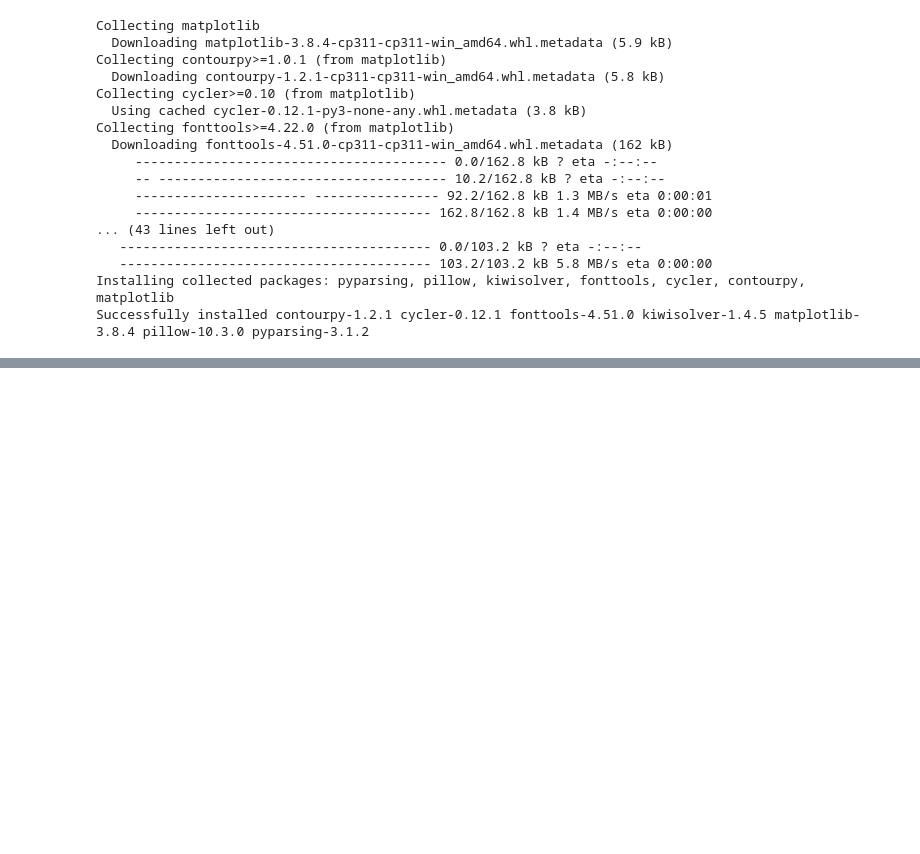
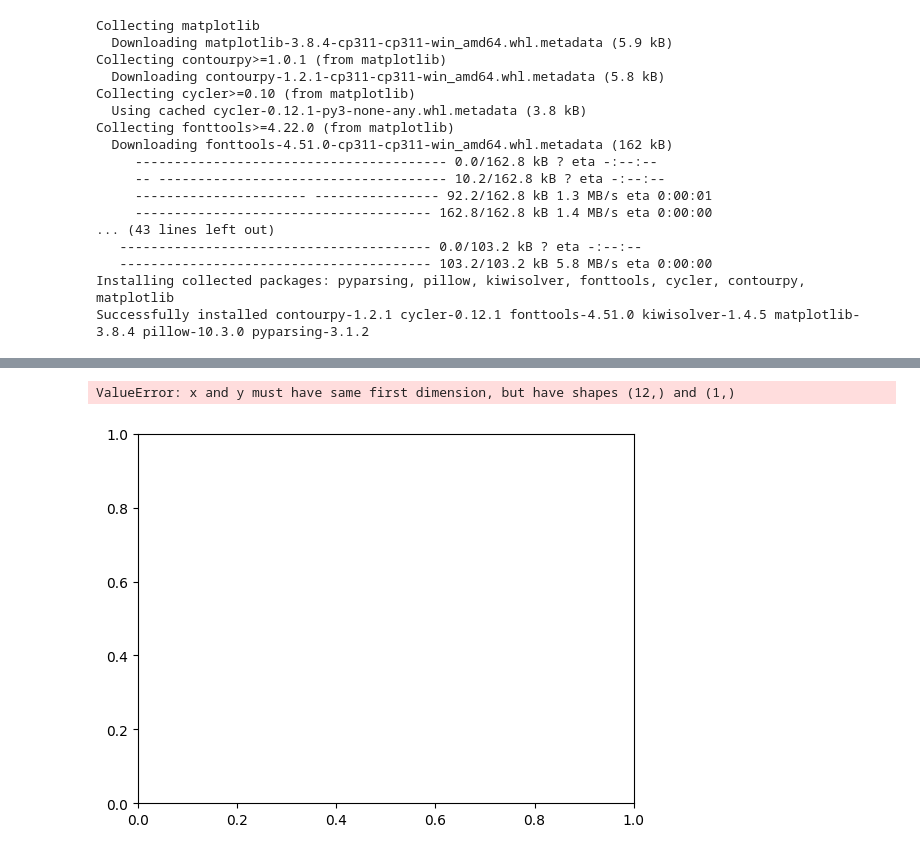
Before and after one commit to caiselvas/challenge-auditoria, a Jupyter notebook: monthly_ts/rnn.ipynb, the cells around one changed output, grey strips where cells are left out. Cells and saved outputs as stored; diff of their text form; code cells hidden in the pictures; blank space fills up the shorter version.

Commit message:
ADD try to use LSTM forecast

```diff
--- a/monthly_ts/rnn.ipynb
+++ b/monthly_ts/rnn.ipynb
@@ -157,0 +99,23 @@ Month 276: 33332.625
+# %%
+# Prepare input data for forecasting the next 12 months
+last_12_months_data = data_scaled[-n_steps:, :].reshape((1, n_steps, len(data_scaled[0])))
+
+# Make predictions for the next 12 months
+forecast = []
+for _ in range(12):
+    # Predict the next month
+    next_month_prediction = model.predict(last_12_months_data)
+
+    # Append the prediction to the forecast list
+    forecast.append(next_month_prediction[0])
+
+    # Update input data for the next prediction
+    last_12_months_data = np.roll(last_12_months_data, -1, axis=1)
+    last_12_months_data[0, -1, :] = next_month_prediction[0]
+
+# Inverse transform the forecasted data to get the actual values
+forecast = scaler.inverse_transform(forecast)
+
+# Print the forecasted values for the next 12 months
+print("Forecasted values for the next 12 months:")
+print(forecast)
@@ -157,0 +140,21 @@ Month 276: 33332.625
+# %%
+import matplotlib.pyplot as plt
+
+# Assuming 'data' contains the original inventory data (before normalization)
+# and 'forecast' contains the forecasted values
+
+
+
+# Plot the forecasted values
+for i in range(len(ts)):
+    plt.plot(range(data_scaled.shape[0], data_scaled.shape[0] + 12), forecast[:, i])
+
+print(len(forecast))
+plt.title('Inventory Data')
+plt.xlabel('Time Step')
+plt.ylabel('Normalized Value')
+plt.legend()
+plt.show()
+# %% [output]
+ValueError: x and y must have same first dimension, but have shapes (12,) and (1,)
+[figure, added]
```
Also changed, not shown: parts of 4 cells of this notebook.
